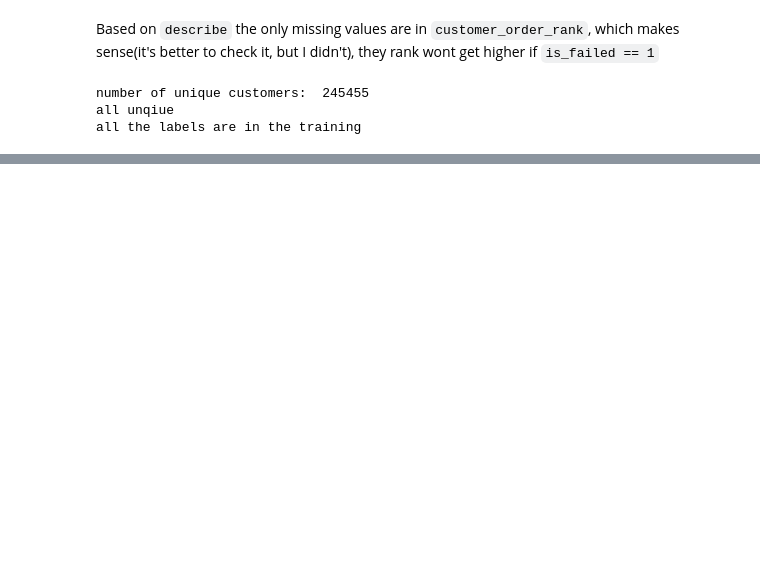
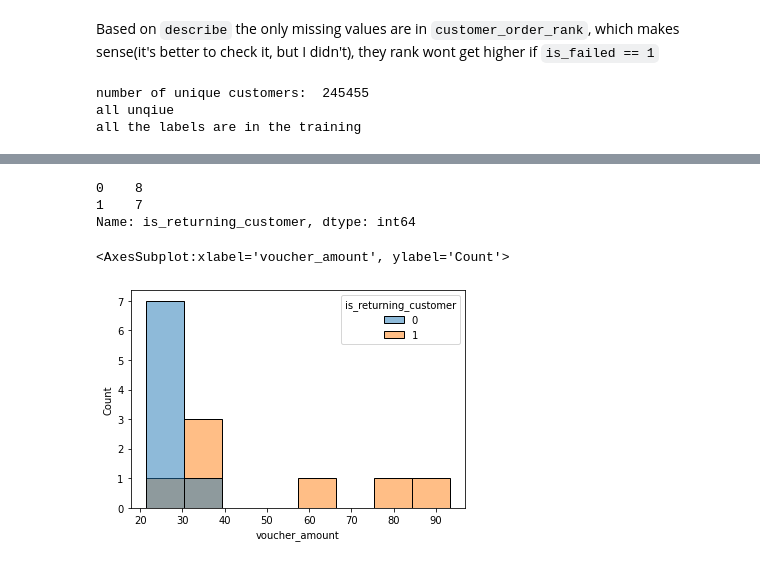
Before and after one commit to hadi-gharibi/oreh_yreviled, a Jupyter notebook: notebooks/01-EDA.ipynb, the cells around one changed output, grey strips where cells are left out. Drawn from its saved outputs; the diff is of its cells as text; code cells hidden in the pictures; blank space fills up the shorter version.

```diff
--- a/notebooks/01-EDA.ipynb
+++ b/notebooks/01-EDA.ipynb
@@ -73,0 +135,11 @@ date
+# %%
+data[data.voucher_amount>20].is_returning_customer.value_counts()
+# %% [output]
+0    8
+1    7
+Name: is_returning_customer, dtype: int64
+# %%
+sns.histplot(data=data[data.voucher_amount>= 20], x='voucher_amount', hue='is_returning_customer')
+# %% [output]
+<AxesSubplot:xlabel='voucher_amount', ylabel='Count'>
+[figure, added]
```
Also changed, not shown: parts of 20 cells of this notebook.
